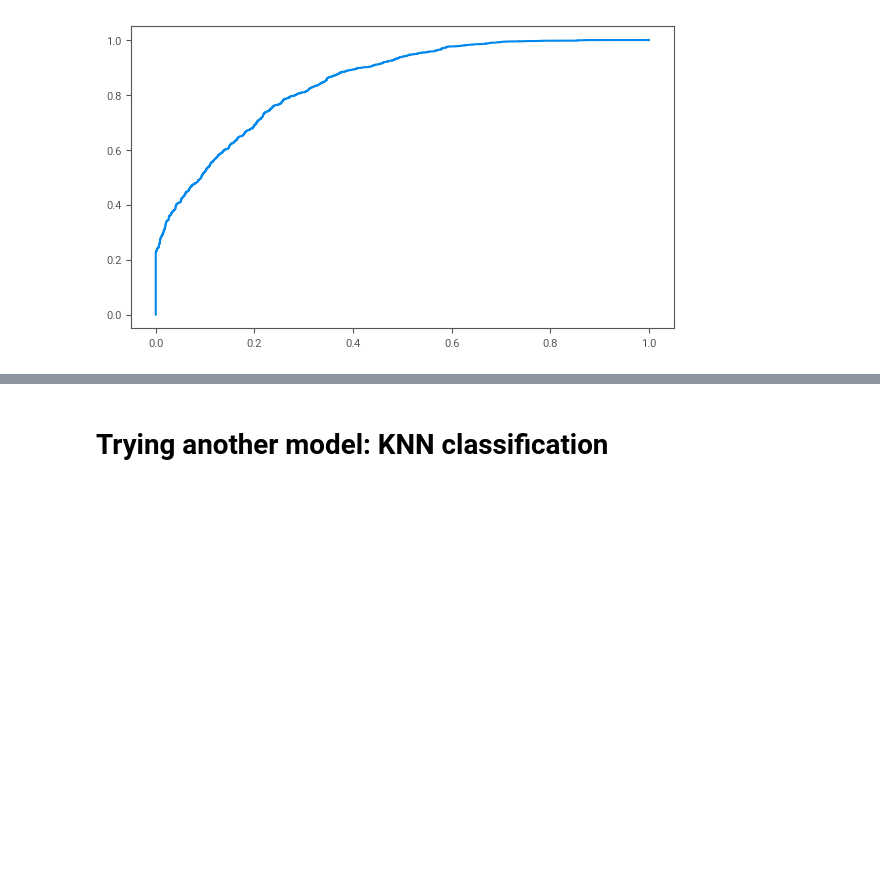
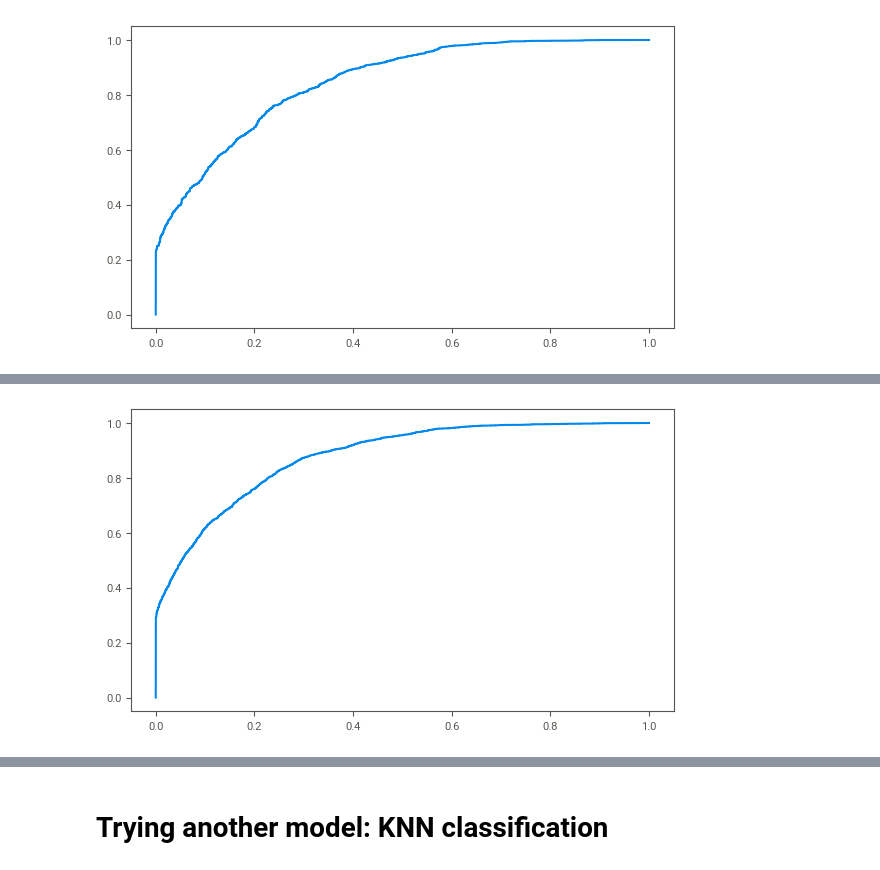
Before and after one commit to rogerserret/IronRoger, a Jupyter notebook: week5_midbootcamp_project/Project/Mid_bootcamp_project.ipynb, the cells around one changed output, grey strips where cells are left out. Drawn from its saved outputs; the diff is of its cells as text; code cells hidden in the pictures; blank space fills up the shorter version.

```diff
--- a/week5_midbootcamp_project/Project/Mid_bootcamp_project.ipynb
+++ b/week5_midbootcamp_project/Project/Mid_bootcamp_project.ipynb
@@ -814,0 +841,8 @@ weighted avg       0.76      0.76      0.76     10173
+# %%
+y_pred_probability=clf_M.predict_proba(X_test_M)[::,1]
+fpr,tpr,_=roc_curve(y_test_M,y_pred_probability)
+auc=roc_auc_score(y_test_M,y_pred_probability)
+plt.plot(fpr, tpr, label='model 1, auc='+str(auc))
+plt.show()
+# %% [output]
+[figure, added]
```
Also changed, not shown: parts of 34 cells of this notebook, 1 other file.
